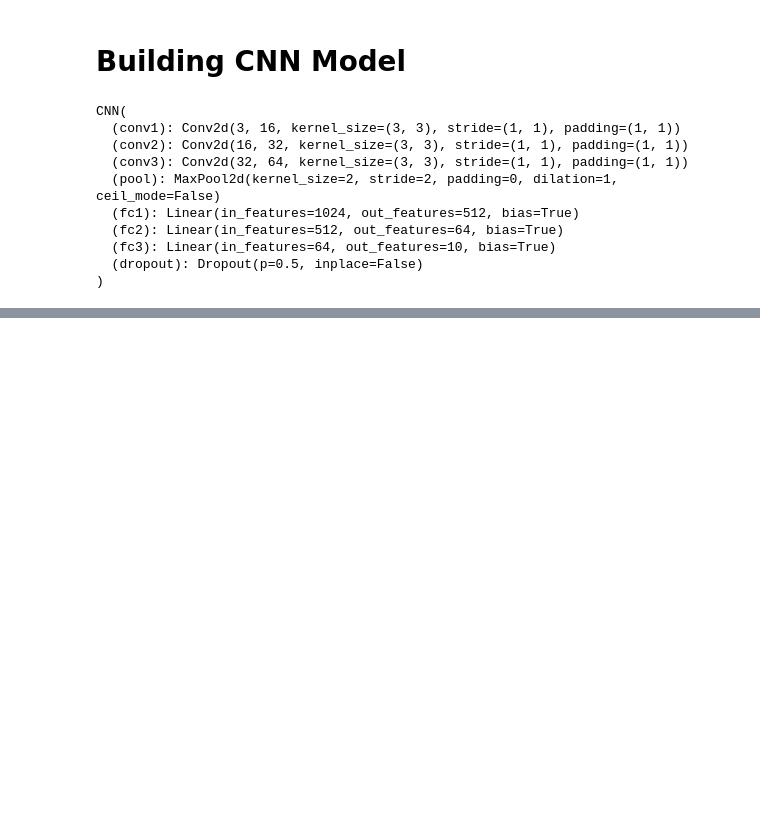
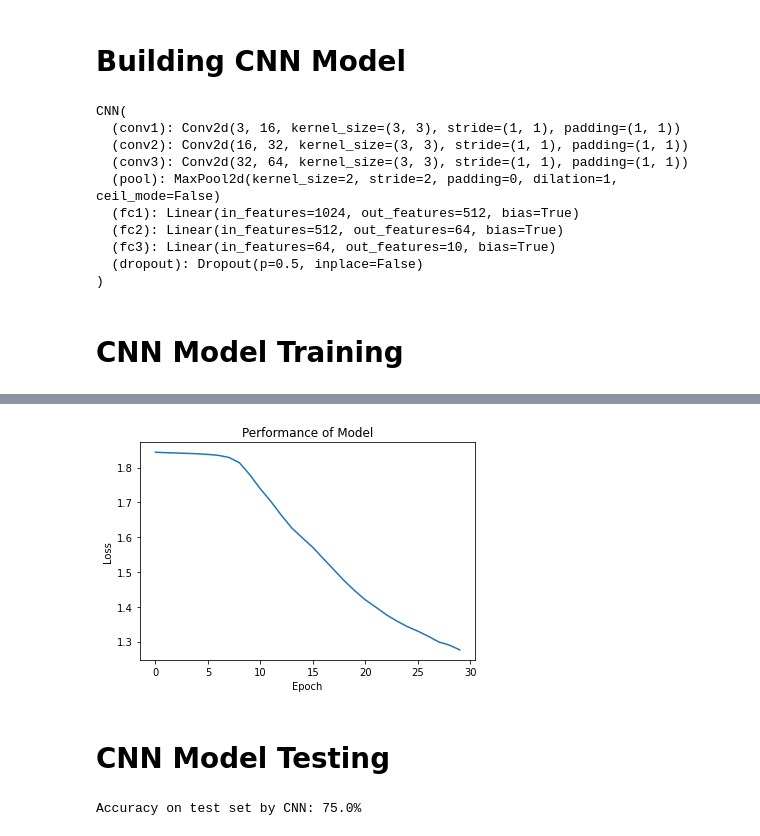
Before and after one commit to faisalm14/702-Coursework, a Jupyter notebook: INM_702_Task_4.ipynb, the cells around one changed output, grey strips where cells are left out. Drawn from its saved outputs; the diff is of its cells as text; code cells hidden in the pictures; blank space fills up the shorter version.

Commit message:
Training and Testing CNN

```diff
--- a/INM_702_Task_4.ipynb
+++ b/INM_702_Task_4.ipynb
@@ -265,3 +269,53 @@ CNN(
   (fc3): Linear(in_features=64, out_features=10, bias=True)
   (dropout): Dropout(p=0.5, inplace=False)
 )
+# %%
+#Creation of variable to calculate loss and to specify optimizer for ANN
+
+cal_loss_cnn = nn.CrossEntropyLoss()
+optimizer_cnn = torch.optim.SGD(cnn.parameters(), lr=.001)
+# %% [markdown]
+# CNN Model Training
+# %%
+# number of epochs to train the model
+n_epochs = [*range(30)]
+#List to store loss to visualize
+train_losslist = []
+valid_losslist = []
+valid_loss_min = np.Inf # track change in validation loss
+
+for epoch in n_epochs:
+
+    # keeping track of train and validation loss
+    train_loss = 0.0
+    valid_loss = 0.0
+    cnn.train()
+    for data, target in train_loader_cnn:
+        # clearing gradient
+        optimizer_cnn.zero_grad()
+        output = cnn(data)
+        loss = cal_loss_cnn(output, target)
+        loss.backward()
+        optimizer_cnn.step()
+        train_loss = train_loss + loss.item()*data.size(0)
+    cnn.eval()
+    for data, target in valid_loader_cnn:
+        output = cnn(data)
+        loss = cal_loss_cnn(output, target)
+        valid_loss = valid_loss + loss.item()*data.size(0)
+
+    # calculate average losses
+    train_loss = train_loss/len(train_loader_cnn.dataset)
+    valid_loss = valid_loss/len(valid_loader_cnn.dataset)
+    train_losslist.append(train_loss)
+    valid_losslist.append(valid_loss)
+
+    # print training/validation statistics
+    print('Epoch: {} \tTraining Loss: {:.6f} \tValidation Loss: {:.6f}'.format(epoch, train_loss, valid_loss))
+
+plt.plot(n_epochs, train_losslist)
+plt.xlabel("Epoch")
+plt.ylabel("Loss")
+plt.title("Performance of Model")
+plt.show()
+# %% [output]
@@ -267,0 +339,24 @@ CNN(
+[figure, added]
+# %% [markdown]
+# CNN Model Testing
+# %%
+class_correct = list(0. for i in range(10))
+class_total = list(0. for i in range(10))
+# testing on test data
+cnn.eval()
+for data, target in test_loader_cnn:
+    output = cnn(data)
+    _, pred = torch.max(output, 1)
+    # comparing true label with predictions
+    correct_tensor = pred.eq(target.data.view_as(pred))
+    correct = np.squeeze(correct_tensor.numpy())
+    # calculating accuracy
+    batch_size = 20
+    for i in range(batch_size):
+        label = target.data[i]
+        class_correct[label] = class_correct[label] + correct[i].item()
+        class_total[label] = class_total[label] + 1
+accuracy_cnn = 100 * np.sum(class_correct) / np.sum(class_total)
+print(f'\nAccuracy on test set by CNN: {accuracy_cnn}%')
+# %% [output]
+Accuracy on test set by CNN: 75.0%
```
Also changed, not shown: parts of 4 cells of this notebook.
